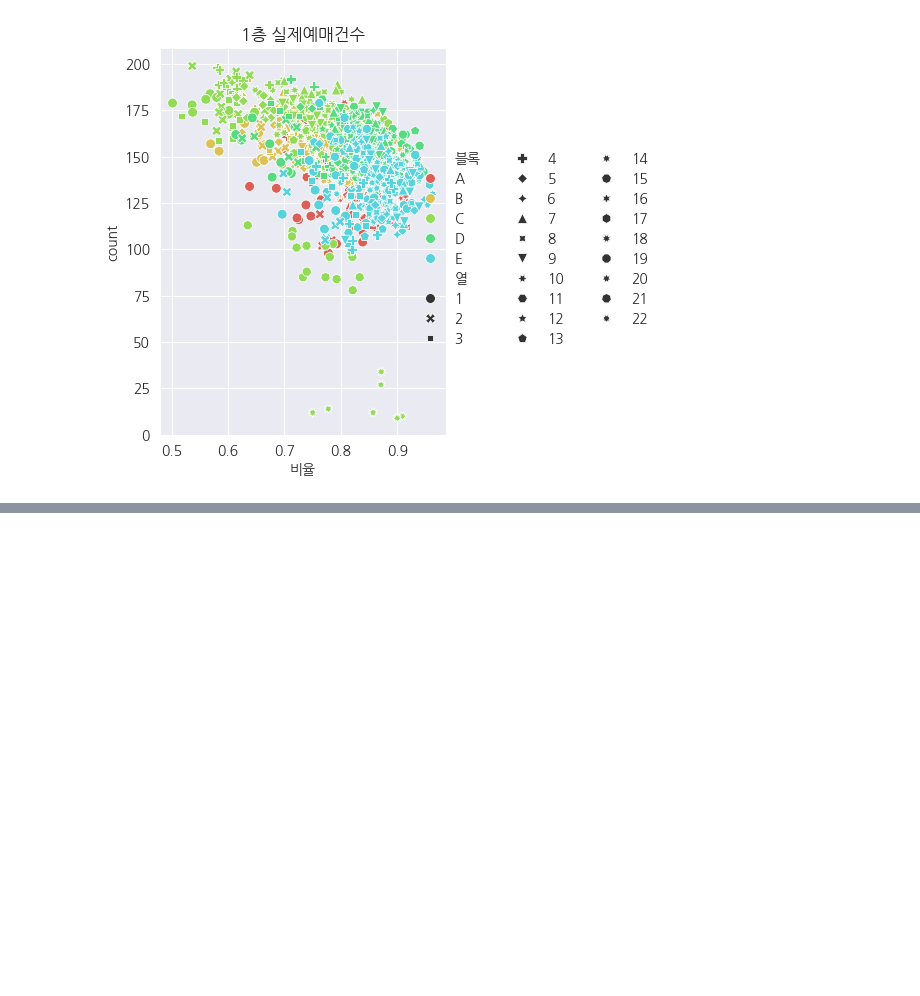
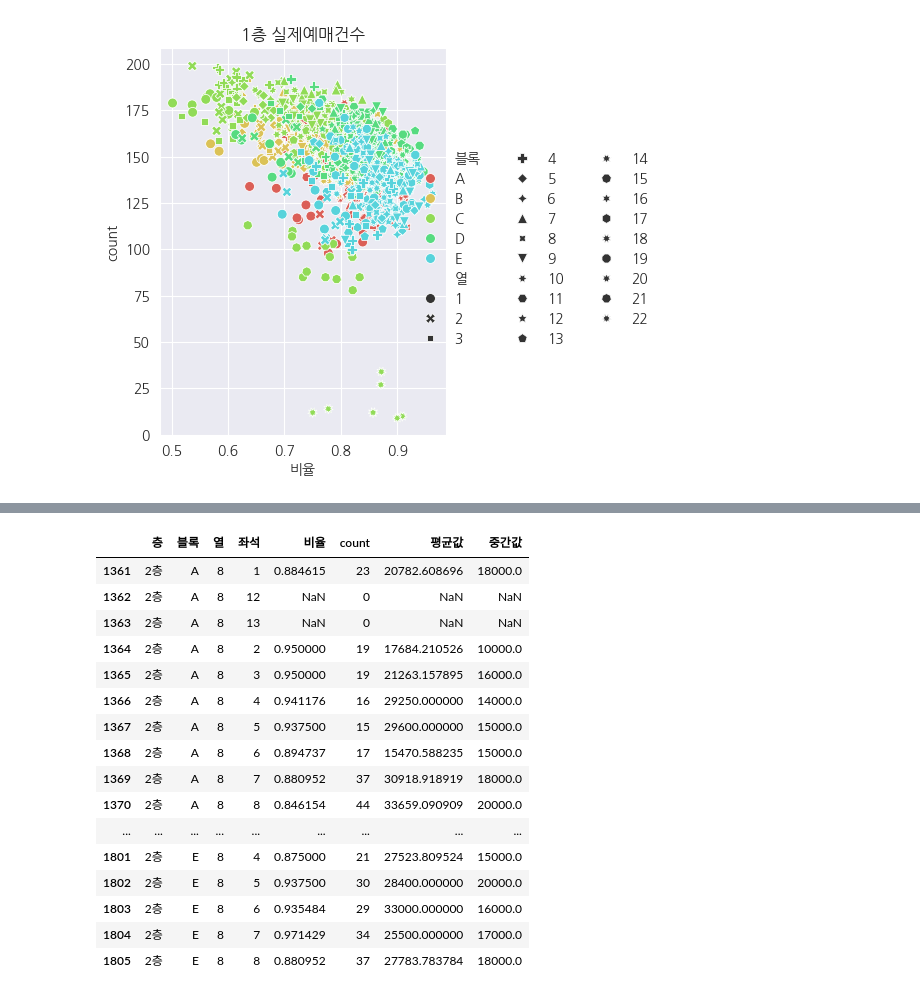
Before and after one commit to MokaSoda/KDT5PandasProject, a Jupyter notebook: KMS/dataAnalysis.ipynb, the cells around one changed output, grey strips where cells are left out. Drawn from its saved outputs; the diff is of its cells as text; code cells hidden in the pictures; blank space fills up the shorter version.

```diff
--- a/KMS/dataAnalysis.ipynb
+++ b/KMS/dataAnalysis.ipynb
@@ -723,0 +728,21 @@ result1층_관련성 = result1[result1['층'] == "1층"].corr(numeric_only=True)
+# %%
+# 조회 결과 장애인석 2층
+result1[(result1['층'] == "2층") & (result1['count'] < 50)]
+# %% [output]
+|  | 층 | 블록 | 열 | 좌석 | 비율 | count | 평균값 | 중간값 |
+| 1361 | 2층 | A | 8 | 1 | 0.884615 | 23 | 20782.608696 | 18000.0 |
+| 1362 | 2층 | A | 8 | 12 | NaN | 0 | NaN | NaN |
+| 1363 | 2층 | A | 8 | 13 | NaN | 0 | NaN | NaN |
+| 1364 | 2층 | A | 8 | 2 | 0.950000 | 19 | 17684.210526 | 10000.0 |
+| 1365 | 2층 | A | 8 | 3 | 0.950000 | 19 | 21263.157895 | 16000.0 |
+| 1366 | 2층 | A | 8 | 4 | 0.941176 | 16 | 29250.000000 | 14000.0 |
+| 1367 | 2층 | A | 8 | 5 | 0.937500 | 15 | 29600.000000 | 15000.0 |
+| 1368 | 2층 | A | 8 | 6 | 0.894737 | 17 | 15470.588235 | 15000.0 |
+| 1369 | 2층 | A | 8 | 7 | 0.880952 | 37 | 30918.918919 | 18000.0 |
+| 1370 | 2층 | A | 8 | 8 | 0.846154 | 44 | 33659.090909 | 20000.0 |
+| ... | ... | ... | ... | ... | ... | ... | ... | ... |
+| 1801 | 2층 | E | 8 | 4 | 0.875000 | 21 | 27523.809524 | 15000.0 |
+| 1802 | 2층 | E | 8 | 5 | 0.937500 | 30 | 28400.000000 | 20000.0 |
+| 1803 | 2층 | E | 8 | 6 | 0.935484 | 29 | 33000.000000 | 16000.0 |
+| 1804 | 2층 | E | 8 | 7 | 0.971429 | 34 | 25500.000000 | 17000.0 |
+| 1805 | 2층 | E | 8 | 8 | 0.880952 | 37 | 27783.783784 | 18000.0 |
```
Also changed, not shown: parts of 5 cells of this notebook, 5 other files.
